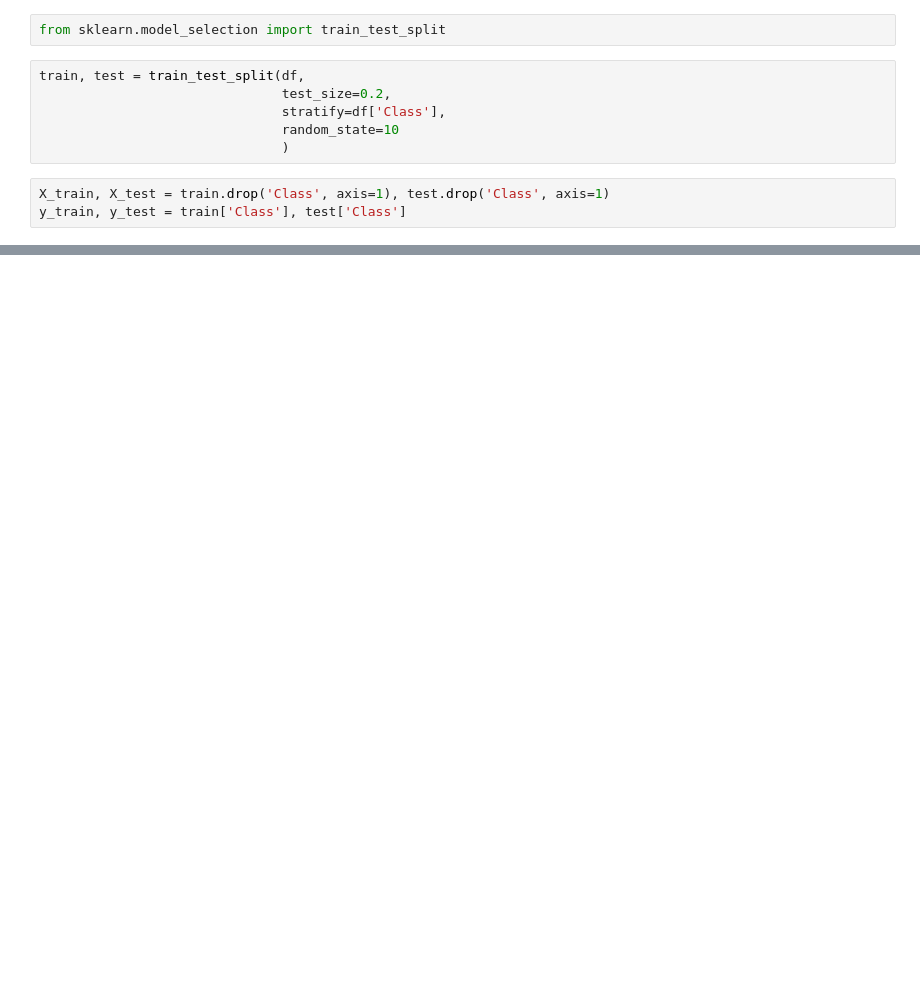
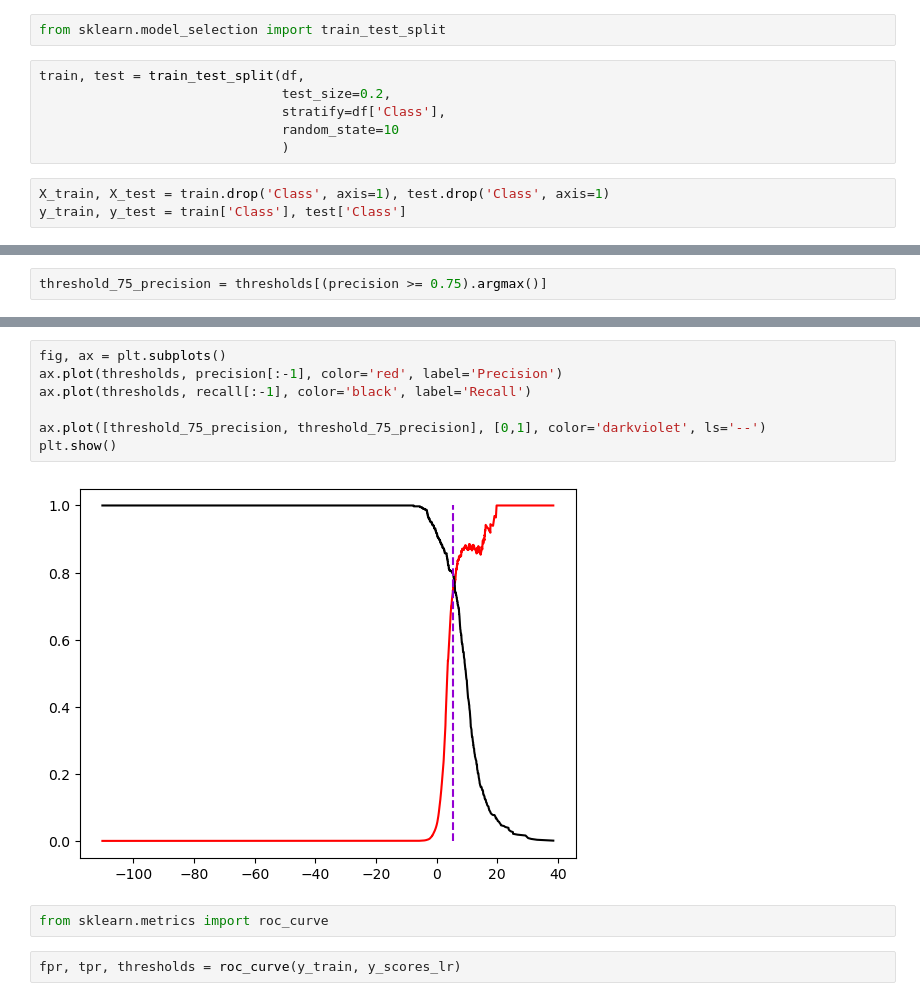
Before and after one commit to mjavadzare/credit-card-fraud-detection, a Jupyter notebook: notebooks/model-training.ipynb, the cells around one changed output, grey strips where cells are left out. Drawn from its saved outputs; the diff is of its cells as text; blank space fills up the shorter version.

```diff
--- a/notebooks/model-training.ipynb
+++ b/notebooks/model-training.ipynb
@@ -75,0 +281,2 @@ y_train, y_test = train['Class'], test['Class']
+# %%
+threshold_75_precision = thresholds[(precision >= 0.75).argmax()]
@@ -75,0 +301,13 @@ y_train, y_test = train['Class'], test['Class']
+# %%
+fig, ax = plt.subplots()
+ax.plot(thresholds, precision[:-1], color='red', label='Precision')
+ax.plot(thresholds, recall[:-1], color='black', label='Recall')
+
+ax.plot([threshold_75_precision, threshold_75_precision], [0,1], color='darkviolet', ls='--')
+plt.show()
+# %% [output]
+[figure, added]
+# %%
+from sklearn.metrics import roc_curve
+# %%
+fpr, tpr, thresholds = roc_curve(y_train, y_scores_lr)
```
Also changed, not shown: parts of 97 cells of this notebook, 3 other files.
